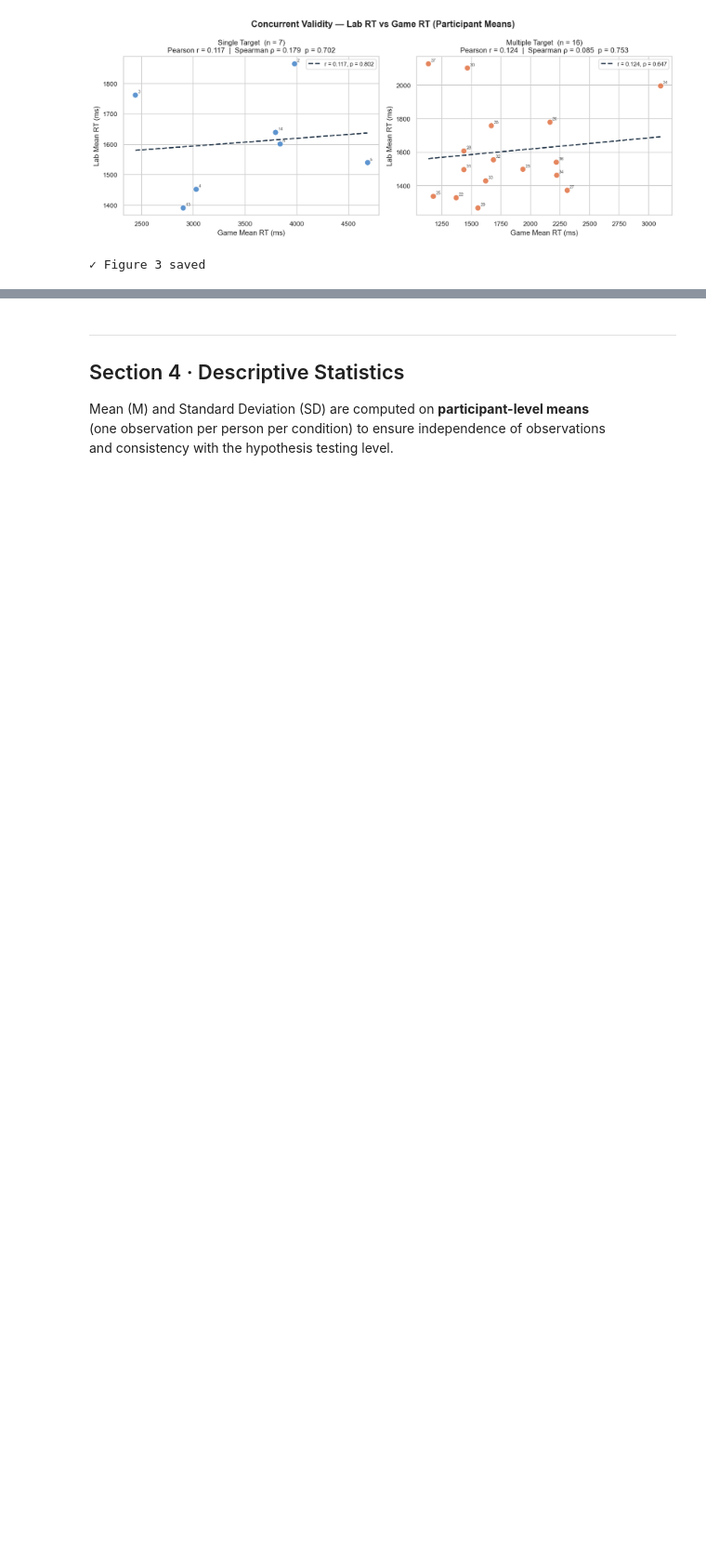
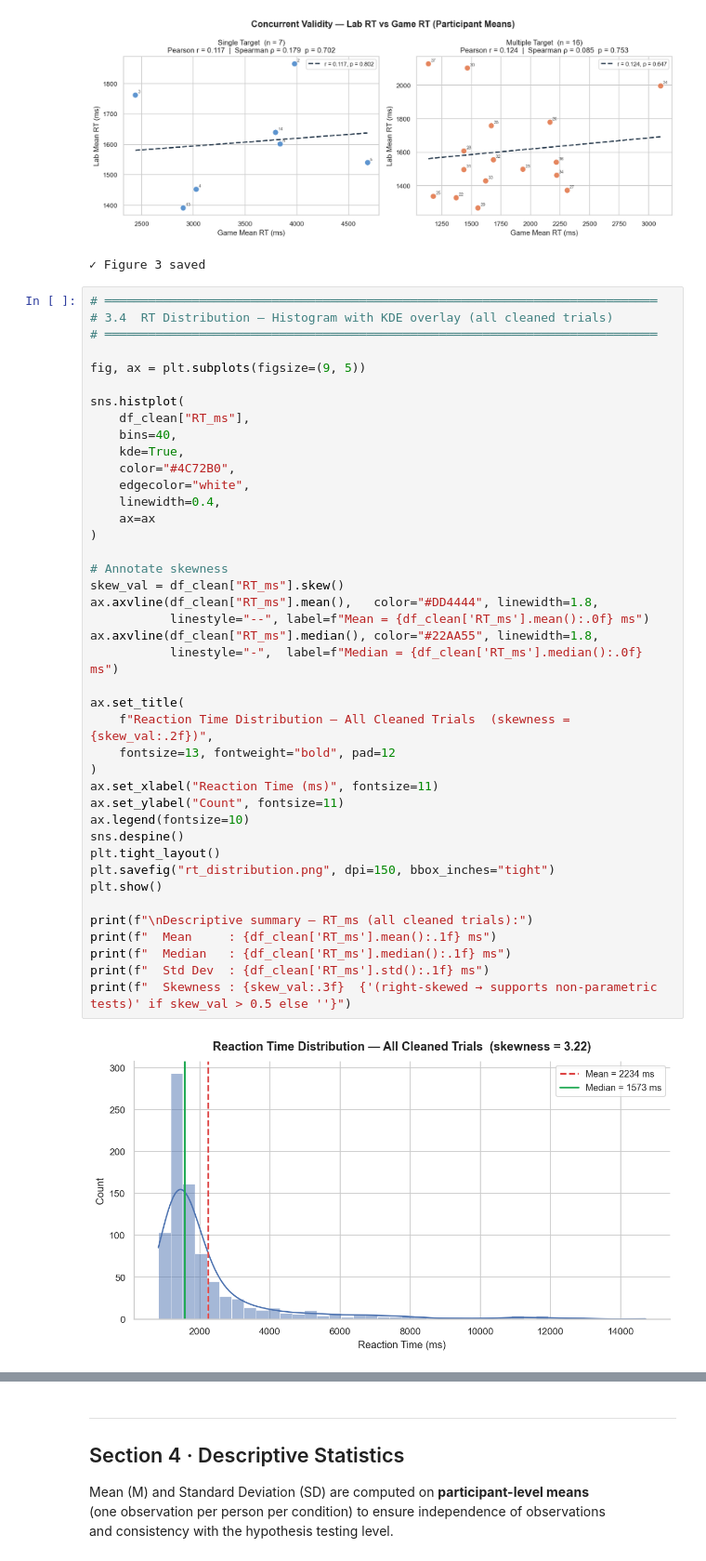
Before and after one commit to Rama-Vaibhav/Attention-Validation-Task, a Jupyter notebook: report1_selective_attention.ipynb, the cells around one changed output, grey strips where cells are left out. Shown at 93% size. Cells and saved outputs as stored; diff of their text form; blank space fills up the shorter version.

```diff
--- a/report1_selective_attention.ipynb
+++ b/report1_selective_attention.ipynb
@@ -402,3 +402,46 @@ print('✓ Figure 3 saved')
 # %% [output]
 [figure]
 ✓ Figure 3 saved
+# %%
+# ════════════════════════════════════════════════════════════════════════════
+# 3.4  RT Distribution — Histogram with KDE overlay (all cleaned trials)
+# ════════════════════════════════════════════════════════════════════════════
+
+fig, ax = plt.subplots(figsize=(9, 5))
+
+sns.histplot(
+    df_clean["RT_ms"],
+    bins=40,
+    kde=True,
+    color="#4C72B0",
+    edgecolor="white",
+    linewidth=0.4,
+    ax=ax
+)
+
+# Annotate skewness
+skew_val = df_clean["RT_ms"].skew()
+ax.axvline(df_clean["RT_ms"].mean(),   color="#DD4444", linewidth=1.8,
+           linestyle="--", label=f"Mean = {df_clean['RT_ms'].mean():.0f} ms")
+ax.axvline(df_clean["RT_ms"].median(), color="#22AA55", linewidth=1.8,
+           linestyle="-",  label=f"Median = {df_clean['RT_ms'].median():.0f} ms")
+
+ax.set_title(
+    f"Reaction Time Distribution — All Cleaned Trials  (skewness = {skew_val:.2f})",
+    fontsize=13, fontweight="bold", pad=12
+)
+ax.set_xlabel("Reaction Time (ms)", fontsize=11)
+ax.set_ylabel("Count", fontsize=11)
+ax.legend(fontsize=10)
+sns.despine()
+plt.tight_layout()
+plt.savefig("rt_distribution.png", dpi=150, bbox_inches="tight")
+plt.show()
+
+print(f"\nDescriptive summary — RT_ms (all cleaned trials):")
+print(f"  Mean     : {df_clean['RT_ms'].mean():.1f} ms")
+print(f"  Median   : {df_clean['RT_ms'].median():.1f} ms")
+print(f"  Std Dev  : {df_clean['RT_ms'].std():.1f} ms")
+print(f"  Skewness : {skew_val:.3f}  {'(right-skewed → supports non-parametric tests)' if skew_val > 0.5 else ''}")
+# %% [output]
+[figure, added]
```
Also changed, not shown: parts of 3 cells of this notebook, 7 other files.
